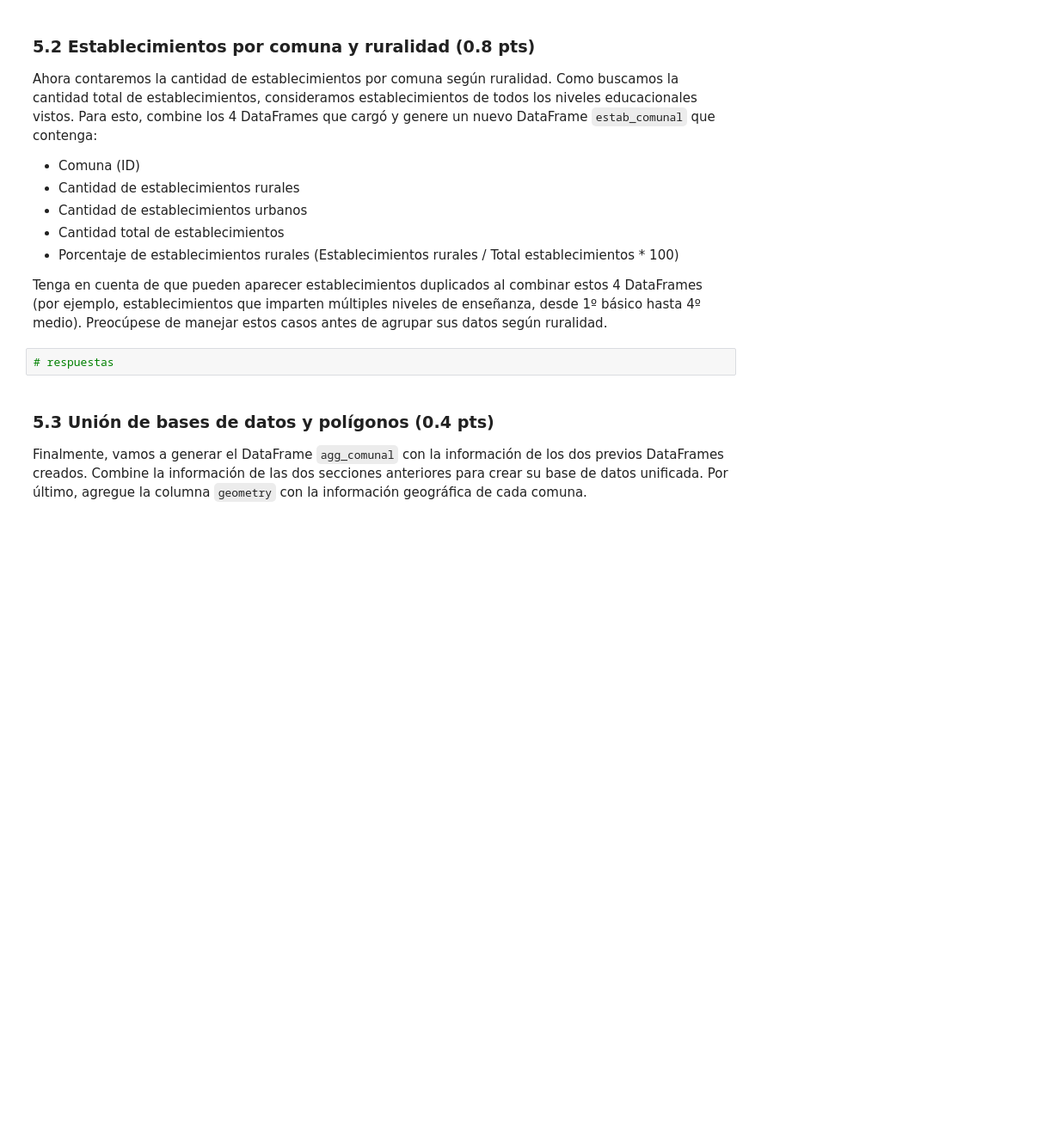
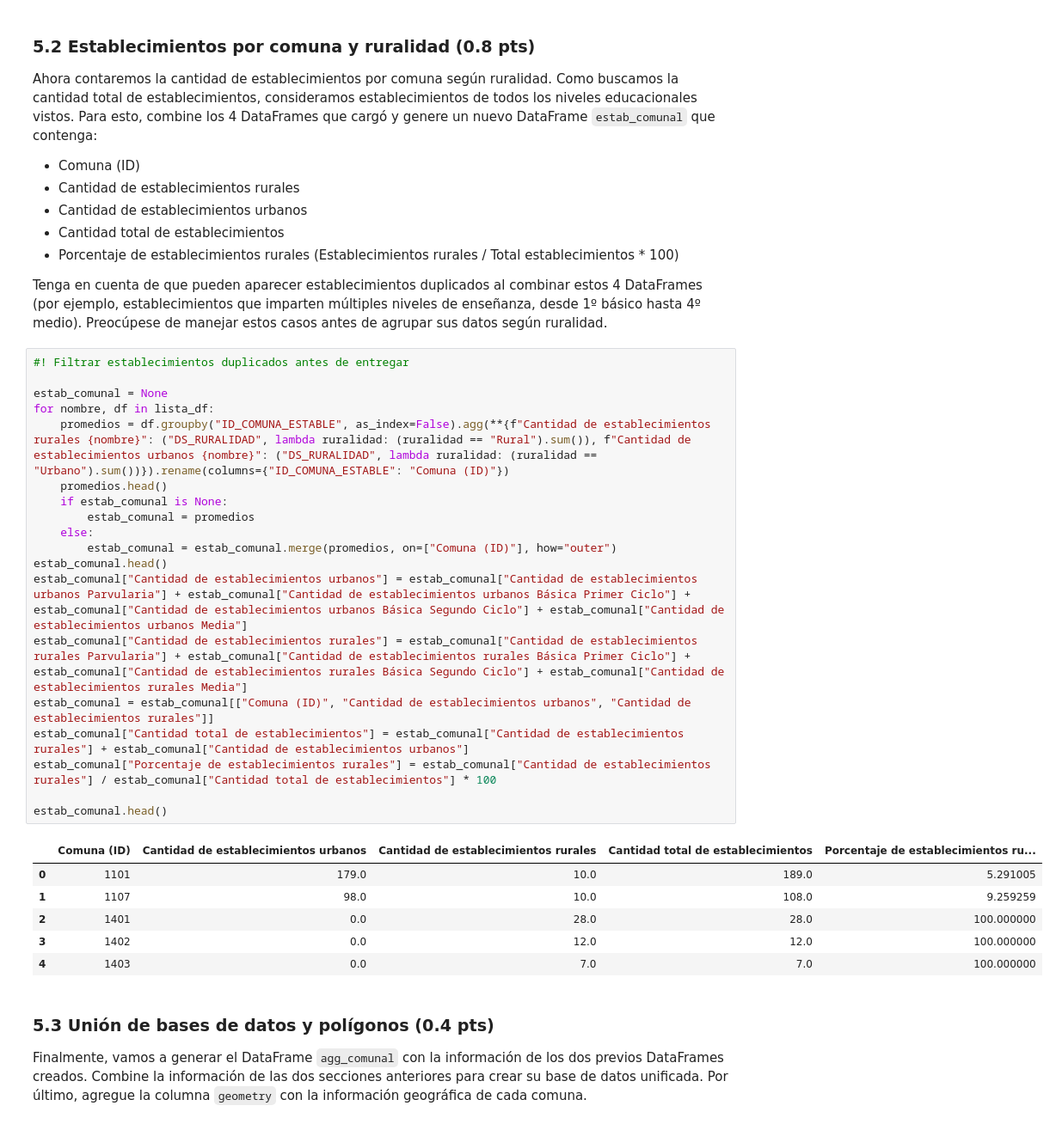
Before and after one commit to Cristobal-Lyon-Diaz/IMT2200-Cristobal-Lyon, a Jupyter notebook: tarea 03/IMT2200-25s2 - Tarea 03.ipynb, the cells around one changed output. Shown at 86% size. Cells and saved outputs as stored; diff of their text form; blank space fills up the shorter version.

```diff
--- a/tarea 03/IMT2200-25s2 - Tarea 03.ipynb
+++ b/tarea 03/IMT2200-25s2 - Tarea 03.ipynb
@@ -402,8 +420,32 @@ Ahora contaremos la cantidad de establecimientos por comuna según ruralidad. Co
 * Porcentaje de establecimientos rurales (Establecimientos rurales / Total establecimientos * 100)
 
 Tenga en cuenta de que pueden aparecer establecimientos duplicados al combinar estos 4 DataFrames (por ejemplo, establecimientos que imparten múltiples niveles de enseñanza, desde 1º básico hasta 4º medio). Preocúpese de manejar estos casos antes de agrupar sus datos según ruralidad.
-# %%
-# respuestas
+# %%
+#! Filtrar establecimientos duplicados antes de entregar
+
+estab_comunal = None
+for nombre, df in lista_df:
+    promedios = df.groupby("ID_COMUNA_ESTABLE", as_index=False).agg(**{f"Cantidad de establecimientos rurales {nombre}": ("DS_RURALIDAD", lambda ruralidad: (ruralidad == "Rural").sum()), f"Cantidad de establecimientos urbanos {nombre}": ("DS_RURALIDAD", lambda ruralidad: (ruralidad == "Urbano").sum())}).rename(columns={"ID_COMUNA_ESTABLE": "Comuna (ID)"})
+    promedios.head()
+    if estab_comunal is None:
+        estab_comunal = promedios
+    else:
+        estab_comunal = estab_comunal.merge(promedios, on=["Comuna (ID)"], how="outer")
+estab_comunal.head()
+estab_comunal["Cantidad de establecimientos urbanos"] = estab_comunal["Cantidad de establecimientos urbanos Parvularia"] + estab_comunal["Cantidad de establecimientos urbanos Básica Primer Ciclo"] + estab_comunal["Cantidad de establecimientos urbanos Básica Segundo Ciclo"] + estab_comunal["Cantidad de establecimientos urbanos Media"]
+estab_comunal["Cantidad de establecimientos rurales"] = estab_comunal["Cantidad de establecimientos rurales Parvularia"] + estab_comunal["Cantidad de establecimientos rurales Básica Primer Ciclo"] + estab_comunal["Cantidad de establecimientos rurales Básica Segundo Ciclo"] + estab_comunal["Cantidad de establecimientos rurales Media"]
+estab_comunal = estab_comunal[["Comuna (ID)", "Cantidad de establecimientos urbanos", "Cantidad de establecimientos rurales"]]
+estab_comunal["Cantidad total de establecimientos"] = estab_comunal["Cantidad de establecimientos rurales"] + estab_comunal["Cantidad de establecimientos urbanos"]
+estab_comunal["Porcentaje de establecimientos rurales"] = estab_comunal["Cantidad de establecimientos rurales"] / estab_comunal["Cantidad total de establecimientos"] * 100
+
+estab_comunal.head()
+# %% [output]
+|  | Comuna (ID) | Cantidad de establecimientos urbanos | Cantidad de establecimientos rurales | Cantidad total de establecimientos | Porcentaje de establecimientos ru... |
+| 0 | 1101 | 179.0 | 10.0 | 189.0 | 5.291005 |
+| 1 | 1107 | 98.0 | 10.0 | 108.0 | 9.259259 |
+| 2 | 1401 | 0.0 | 28.0 | 28.0 | 100.000000 |
+| 3 | 1402 | 0.0 | 12.0 | 12.0 | 100.000000 |
+| 4 | 1403 | 0.0 | 7.0 | 7.0 | 100.000000 |
 # %% [markdown]
 ### 5.3 Unión de bases de datos y polígonos (0.4 pts)
 
```
Also changed, not shown: parts of 2 cells of this notebook.
